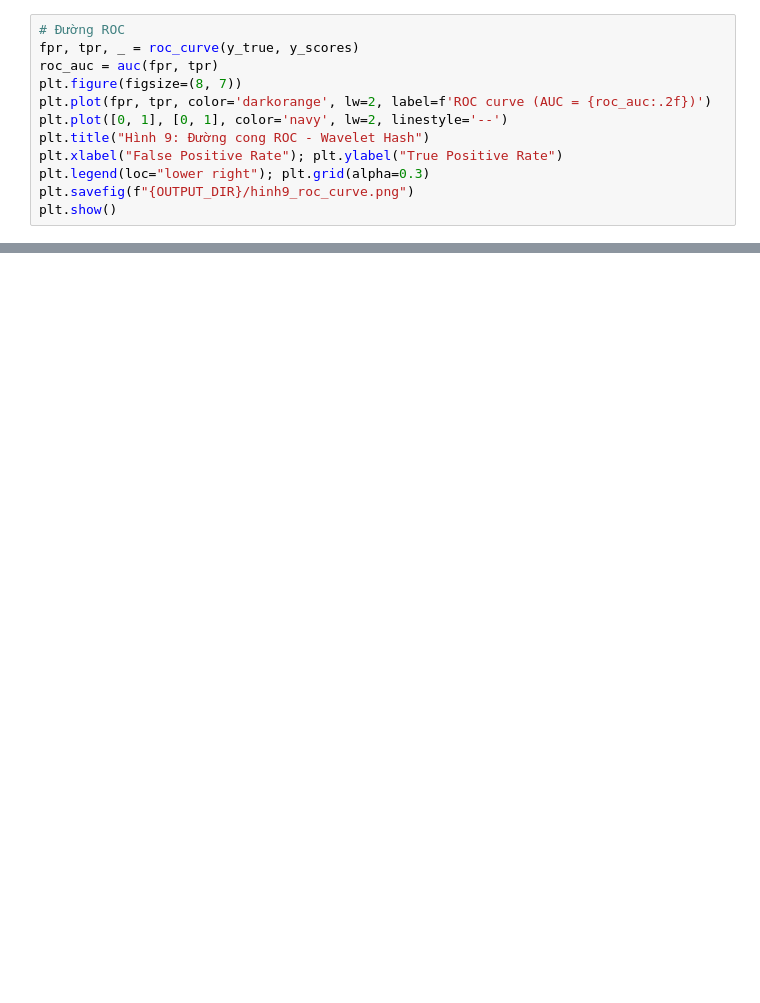
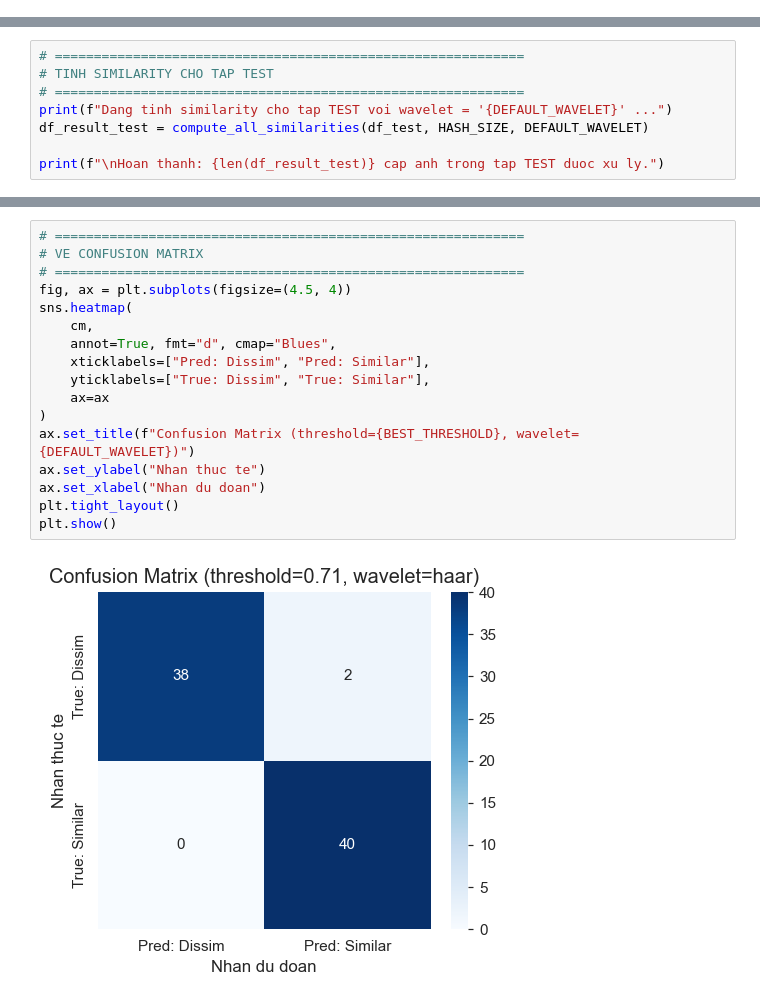
Before and after one commit to Thehy-IT/computer-vision, a Jupyter notebook: notebooks/Lab3.1.ipynb, the cells around one changed output, grey strips where cells are left out. Saved outputs shown, nothing was run; the diff lists cells and outputs as text; blank space fills up the shorter version.

```diff
--- a/notebooks/Lab3.1.ipynb
+++ b/notebooks/Lab3.1.ipynb
@@ -516,12 +0,0 @@ plt.show()
-# %%
-# Đường ROC
-fpr, tpr, _ = roc_curve(y_true, y_scores)
-roc_auc = auc(fpr, tpr)
-plt.figure(figsize=(8, 7))
-plt.plot(fpr, tpr, color='darkorange', lw=2, label=f'ROC curve (AUC = {roc_auc:.2f})')
-plt.plot([0, 1], [0, 1], color='navy', lw=2, linestyle='--')
-plt.title("Hình 9: Đường cong ROC - Wavelet Hash")
-plt.xlabel("False Positive Rate"); plt.ylabel("True Positive Rate")
-plt.legend(loc="lower right"); plt.grid(alpha=0.3)
-plt.savefig(f"{OUTPUT_DIR}/hinh9_roc_curve.png")
-plt.show()
@@ -544,0 +542,8 @@ Báo cáo hoàn tất. Tất cả hình ảnh đã được lưu vào:  ../data/
+# %%
+# ============================================================
+# TINH SIMILARITY CHO TAP TEST
+# ============================================================
+print(f"Dang tinh similarity cho tap TEST voi wavelet = '{DEFAULT_WAVELET}' ...")
+df_result_test = compute_all_similarities(df_test, HASH_SIZE, DEFAULT_WAVELET)
+
+print(f"\nHoan thanh: {len(df_result_test)} cap anh trong tap TEST duoc xu ly.")
@@ -544,0 +595,19 @@ Báo cáo hoàn tất. Tất cả hình ảnh đã được lưu vào:  ../data/
+# %%
+# ============================================================
+# VE CONFUSION MATRIX
+# ============================================================
+fig, ax = plt.subplots(figsize=(4.5, 4))
+sns.heatmap(
+    cm,
+    annot=True, fmt="d", cmap="Blues",
+    xticklabels=["Pred: Dissim", "Pred: Similar"],
+    yticklabels=["True: Dissim", "True: Similar"],
+    ax=ax
+)
+ax.set_title(f"Confusion Matrix (threshold={BEST_THRESHOLD}, wavelet={DEFAULT_WAVELET})")
+ax.set_ylabel("Nhan thuc te")
+ax.set_xlabel("Nhan du doan")
+plt.tight_layout()
+plt.show()
+# %% [output]
+[figure, added]
```
Also changed, not shown: parts of 54 cells of this notebook, 1 other file.
